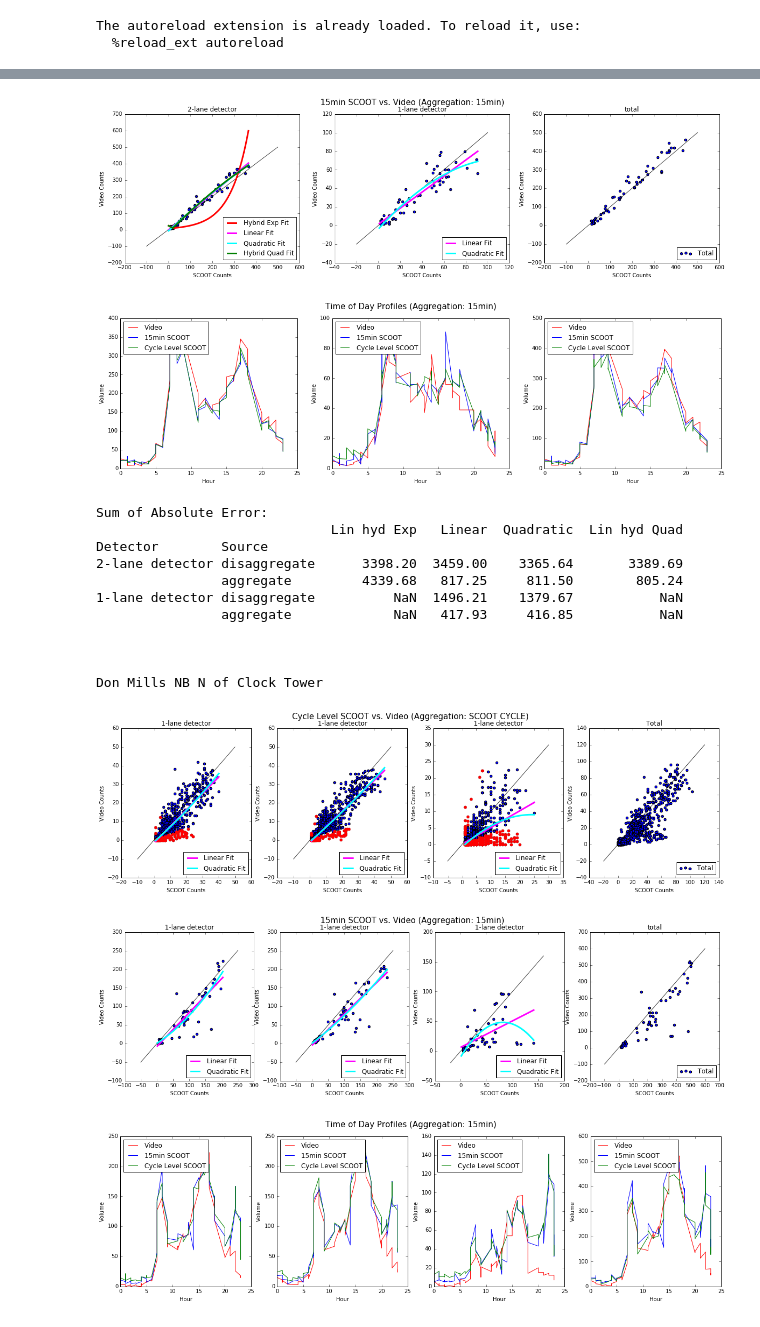
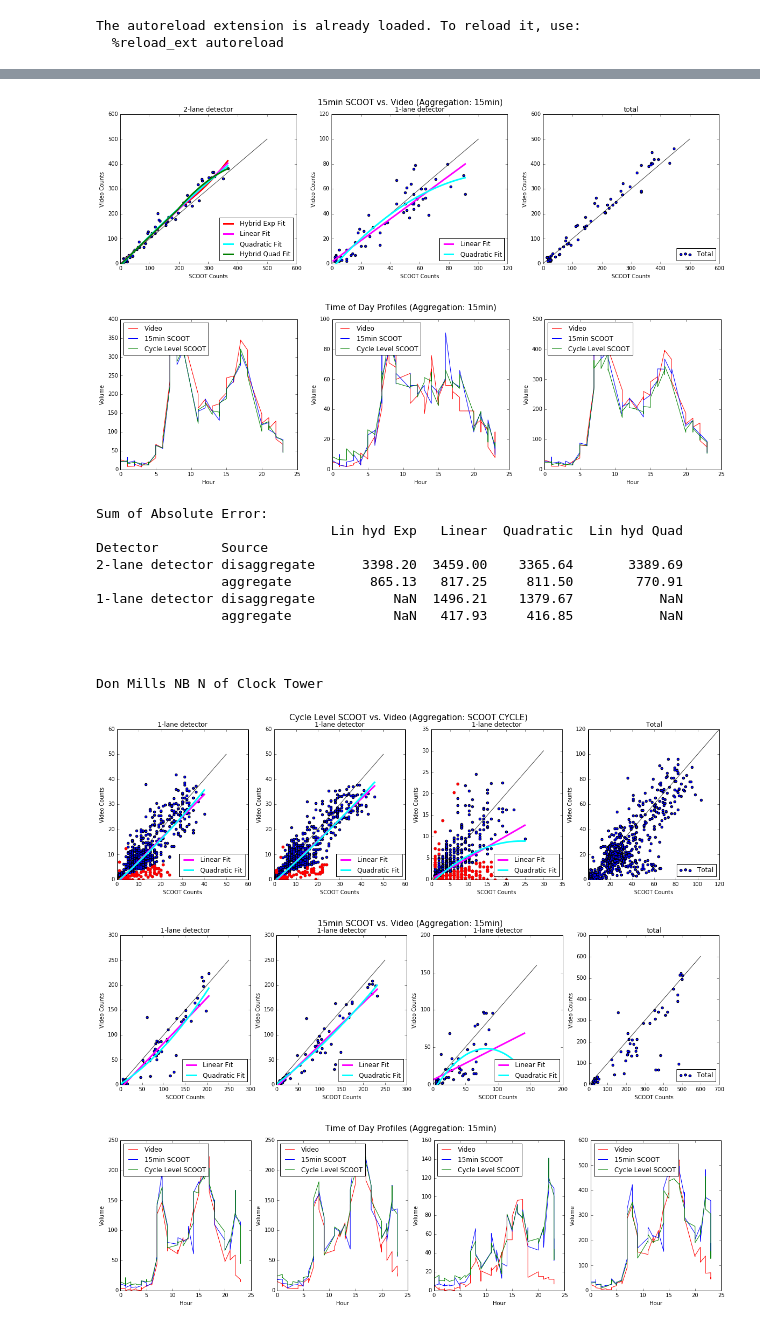
Before and after one commit to CityofToronto/bdit_volumes, a Jupyter notebook: scoot/Disaggregate_Aggregate_SCOOT_Compare_Fit.ipynb, the cells around one changed output, grey strips where cells are left out. Cells and saved outputs as stored; diff of their text form; code cells hidden in the pictures.

```diff
--- a/scoot/Disaggregate_Aggregate_SCOOT_Compare_Fit.ipynb
+++ b/scoot/Disaggregate_Aggregate_SCOOT_Compare_Fit.ipynb
@@ -101,10 +118,10 @@ for i in range(len(locations)):
     r.reset_index(inplace=True, drop=True)
     s_a.reset_index(inplace=True, drop=True)
 
+    # Create Figures
     fig,(ax) = plt.subplots(1,len(sdet)+1,figsize=(20,5)) # disaggregate vs video
     fig_a,(ax_a) = plt.subplots(1,len(sdet)+1,figsize=(20,5)) # aggregate vs video
     fig_tod, (ax_tod) = plt.subplots(1,len(sdet)+1,figsize=(20,5)) # time of day plots
-
     fig.suptitle('Cycle Level SCOOT vs. Video (Aggregation: SCOOT CYCLE)', fontsize=15)
     fig_a.suptitle('15min SCOOT vs. Video (Aggregation: 15min)', fontsize=15)
     fig_tod.suptitle('Time of Day Profiles (Aggregation: 15min)', fontsize=15)
@@ -114,6 +131,7 @@ for i in range(len(locations)):
         # Disaggregate vs. Video
         s0_d = s_d[s_d['detector'] == sdet[det]].copy()
 
+        # Validity Check
         if len(s0_d[s0_d['Volume'] != 0]) < 0.5*len(s0_d):
             print('Too Few Valid counts')
             continue
@@ -133,13 +151,16 @@ for i in range(len(locations)):
         ax[det].set_title(str(det_lane[sdet[det]]) + '-lane detector')
         ax[det].set_ylabel('Video Counts')
         ax[det].set_xlabel('SCOOT Counts')
+        ax[det].set_xlim(xmin = 0)
+        ax[det].set_ylim(ymin = 0)
 
         # Mark counts that are too different (outliers)
         s2_d = [ax[det].scatter(a,b, color = 'r', label=None) for a,b in zip(s1_d, v) if (a>=3*b or b>=3*a)]
 
+        step = min(np.percentile(v, 70), 20)
         # OPTION 1: LINEAR HYBRID WITH EXP
         if det_lane[sdet[det]] != 1:
-            RSS_hybrid_exp = my_curve_fit(ax[det], s1_d, v, func_lin, func2=func_exp, step=20, color='red', fitname='Hybrid Exp Fit', p02=[9,0.0024])
+            RSS_hybrid_exp = my_curve_fit(ax[det], s1_d, v, func_lin, func2=func_exp, step=step, color='red', fitname='Hybrid Exp Fit', p02=[9,0.0024])
         else:
             RSS_hybrid_exp = None
 
@@ -151,7 +172,7 @@ for i in range(len(locations)):
 
         # OPTION 4: LINEAR HYBRID WITH QUADRATIC
         if det_lane[sdet[det]] != 1:
-            RSS_hybrid_quad = my_curve_fit(ax[det], s1_d, v, func_lin, func2=func_quad, step=20, color='green', fitname='Hybrid Quad Fit')
+            RSS_hybrid_quad = my_curve_fit(ax[det], s1_d, v, func_lin, func2=func_quad, step=step, color='green', fitname='Hybrid Quad Fit')
         else:
             RSS_hybrid_quad = None
 
@@ -162,9 +183,9 @@ for i in range(len(locations)):
         # 15min Aggregate vs. Video
         s0_a = s_a[s_a['detector'] == sdet[det]].copy()
         s0_a['bin'] = s0_a['seconds']//bin_sec
-
         v0_a = aggregate_data(min_bins_start_15, r, 'detector'+str(det))
         v0_a = pd.DataFrame({'bin':bins, 'v_v':v0_a})
+
         # Plot time bins with count
         vol = pd.merge(s0_a, v0_a, on='bin', how='inner', copy=False)
         vol = vol[vol['Volume']!=0]
@@ -175,10 +196,13 @@ for i in range(len(locations)):
         ax_a[det].set_title(str(det_lane[sdet[det]]) + '-lane detector')
         ax_a[det].set_ylabel('Video Counts')
         ax_a[det].set_xlabel('SCOOT Counts')
+        ax_a[det].set_xlim(xmin = 0)
+        ax_a[det].set_ylim(ymin = 0)
 
+        step = min(np.percentile(list(vol['v_v']), 70), 200)
         # OPTION 1: LINEAR HYBRID WITH EXP
         if det_lane[sdet[det]] != 1:
-            RSS_hybrid_exp = my_curve_fit(ax_a[det], list(vol['Volume']), list(vol['v_v']), func_lin, func2=func_exp, step=20, color='red', fitname='Hybrid Exp Fit', p02=[9,0.0024])
+            RSS_hybrid_exp = my_curve_fit(ax_a[det], list(vol['Volume']), list(vol['v_v']), func_lin, func2=func_exp, step=step, color='red', fitname='Hybrid Exp Fit', p02=[9,0.0024])
         else:
             RSS_hybrid_exp = None
         # OPTION 2: LINEAR
@@ -189,7 +213,7 @@ for i in range(len(locations)):
 
         # OPTION 4: LINEAR HYBRID WITH QUADRATIC
         if det_lane[sdet[det]] != 1:
-            RSS_hybrid_quad = my_curve_fit(ax_a[det], list(vol['Volume']), list(vol['v_v']), func_lin, func2=func_quad, step=20, color='green', fitname='Hybrid Quad Fit')
+            RSS_hybrid_quad = my_curve_fit(ax_a[det], list(vol['Volume']), list(vol['v_v']), func_lin, func2=func_quad, step=step, color='green', fitname='Hybrid Quad Fit')
         else:
             RSS_hybrid_quad = None
 
@@ -208,12 +232,15 @@ for i in range(len(locations)):
         ax_tod[det].plot([x//4 for x in vol['bin']], vol['s_d_a'], label = 'Cycle Level SCOOT', color = 'g')
         ax_tod[det].set_ylabel('Volume')
         ax_tod[det].set_xlabel('Hour')
+        ax_tod[det].set_xlim(xmin = 0)
+        ax_tod[det].set_ylim(ymin = 0)
         ax_tod[det].legend(loc=2)
 
         iterables.append(str(det_lane[sdet[det]]) + '-lane detector')
     det = det + 1
 
     # Plot Total
+    # Disaggregate Total
     s_d = s_d.groupby(['seconds'], as_index=False).sum()
     min_bins_start = list(s_d['seconds'])
     min_bins_start.append(s_d['seconds'].values[-1]+s_d['CycleTime'].values[-1])
@@ -222,10 +249,13 @@ for i in range(len(locations)):
     ax[det].scatter(s_d['Volume'],v,label='Total')
     ax[det].set_ylabel('Video Counts')
     ax[det].set_xlabel('SCOOT Counts')
+    ax[det].set_xlim(xmin = 0)
+    ax[det].set_ylim(ymin = 0)
     ax[det].legend(loc=4)
     add_y_eq_x(ax[det])
     ax[det].set_title('Total')
 
+    # Aggregate Total
     s_a = s_a[s_a['Volume']!=0]
     s_a = s_a.groupby(['seconds'], as_index=False).filter(lambda x: len(x) == len(sdet))
     s_a = s_a.groupby(['seconds'], as_index=False).sum()
@@ -239,8 +269,11 @@ for i in range(len(locations)):
     ax_a[det].set_xlabel('SCOOT Counts')
     ax_a[det].legend(loc=4)
     add_y_eq_x(ax_a[det])
+    ax_a[det].set_xlim(xmin = 0)
+    ax_a[det].set_ylim(ymin = 0)
     ax_a[det].set_title('total')
 
+    # TOD profile total
     s_d_a = aggregate_data(min_bins_start_15, s_d, 'Volume')
     s_d_a = pd.DataFrame({'bin':bins, 's_d_a':s_d_a})
     vol = pd.merge(vol, s_d_a, on='bin', how='inner')
@@ -249,9 +282,13 @@ for i in range(len(locations)):
     ax_tod[det].plot([x//4 for x in vol['bin']], vol['s_d_a'], label = 'Cycle Level SCOOT', color = 'g')
     ax_tod[det].set_ylabel('Volume')
     ax_tod[det].set_xlabel('Hour')
+    ax_tod[det].set_xlim(xmin = 0)
+    ax_tod[det].set_ylim(ymin = 0)
     ax_tod[det].legend(loc=2)
 
     plt.show()
+
+    # Table of Error Values
     iterables = [iterables,['disaggregate','aggregate']]
     index = pd.MultiIndex.from_product(iterables, names=['Detector','Source'])
     print('Sum of Absolute Error:')
@@ -277,17 +314,17 @@ Don Mills SB S of Gateway
-[figure, old version]
+[figure, new version]
 [figure]
 Sum of Absolute Error:
                               Lin hyd Exp   Linear  Quadratic  Lin hyd Quad
 Detector        Source
 2-lane detector disaggregate      3398.20  3459.00    3365.64       3389.69
-                aggregate         4339.68   817.25     811.50        805.24
+                aggregate          865.13   817.25     811.50        770.91
 1-lane detector disaggregate          NaN  1496.21    1379.67           NaN
                 aggregate             NaN   417.93     416.85           NaN
 
 
 
 Don Mills NB N of Clock Tower
-[figure, old version]
+[figure, new version]
-[figure, old version]
+[figure, new version]
 [figure]
 ... (37 outputs left out)
```
Also changed, not shown: parts of 9 cells of this notebook, 2 other files.
